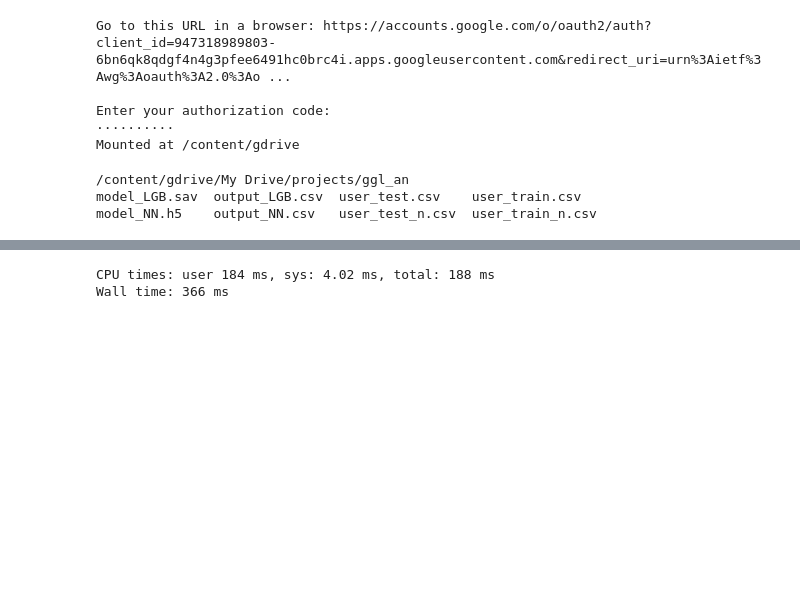
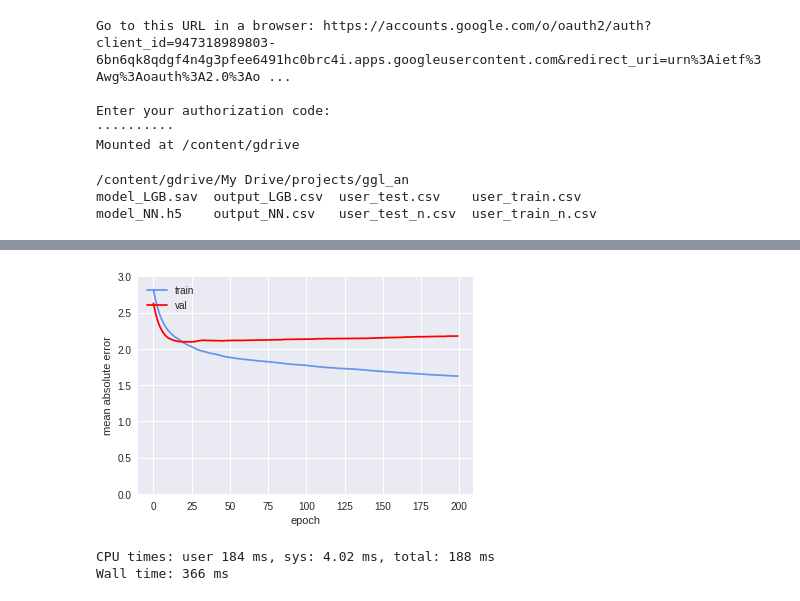
Before and after one commit to kyokicchi/ggl_an_codes, a Jupyter notebook: LGBmodel.ipynb, the cells around one changed output, grey strips where cells are left out. Cells and saved outputs as stored; diff of their text form; code cells hidden in the pictures; blank space fills up the shorter version.

```diff
--- a/LGBmodel.ipynb
+++ b/LGBmodel.ipynb
@@ -56,0 +42,12 @@ Wall time: 508 ms
+# %%
+%%time
+
+df_train = pd.read_csv('user_train.csv', index_col = 0, dtype={'fullVisitorId': 'str'})
+df_test = pd.read_csv('user_test.csv', index_col = 0, dtype={'fullVisitorId': 'str'})
+
+df_y = df_train['transactionRevenue']
+df_x = df_train.drop(['transactionRevenue'], axis=1)
+df_tgt = df_test.drop(['transactionRevenue'], axis=1)
+
+filename = 'model_LGB.sav'
+model = pickle.load(open(filename, 'rb'))
@@ -95,12 +103,9 @@ LGBMRegressor(boosting_type='gbdt', class_weight=None, colsample_bytree=1.0,
        subsample=1.0, subsample_for_bin=200000, subsample_freq=0)
 # %%
 %%time
-model = lgb.LGBMRegressor(boosting_type='gbdt', class_weight=None, colsample_bytree=1.0,
-       importance_type='split', learning_rate=0.1, max_depth=-1,
-       min_child_samples=20, min_child_weight=0.001, min_split_gain=0.0,
-       n_estimators=200, n_jobs=-1, num_leaves=100, objective=None,
-       random_state=None, reg_alpha=0.0, reg_lambda=0.0, silent=True,
-       subsample=1.0, subsample_for_bin=200000, subsample_freq=0)
+model = lgb.LGBMRegressor(colsample_bytree=1.0,learning_rate=0.1,
+       min_child_samples=20,n_estimators=200,num_leaves=100,
+       reg_alpha=0.0, reg_lambda=0.0)
 
 model.fit(x_train,
           y_train,
@@ -128,3 +147,22 @@ Wall time: 18.6 s
+# %%
+y = model.evals_result_['training']['rmse']
+z = model.evals_result_['valid_1']['rmse']
+x = range(len(y))
+
+
+import matplotlib.pyplot as plt
+%matplotlib inline
+
+plt.plot(x, y, color='cornflowerblue', label = 'train')
+plt.plot(x, z, color='red', label = 'val')
+plt.legend(loc="upper left")
+plt.ylim(0, 3)
+plt.grid(True)
+plt.xlabel('epoch')
+plt.ylabel('mean absolute error')
+plt.show()
+# %% [output]
+[figure, added]
 # %%
 %%time
 pickle.dump(model_LGB, open(filename, 'wb'))
```
Also changed, not shown: parts of 24 cells of this notebook.
